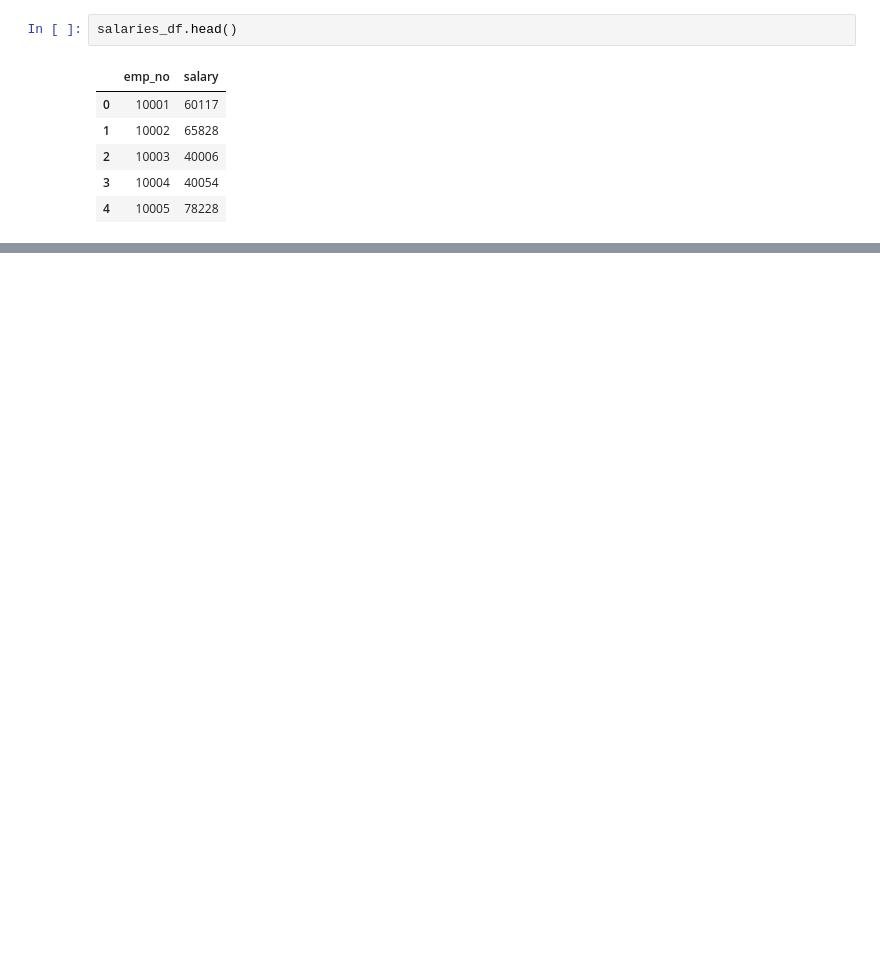
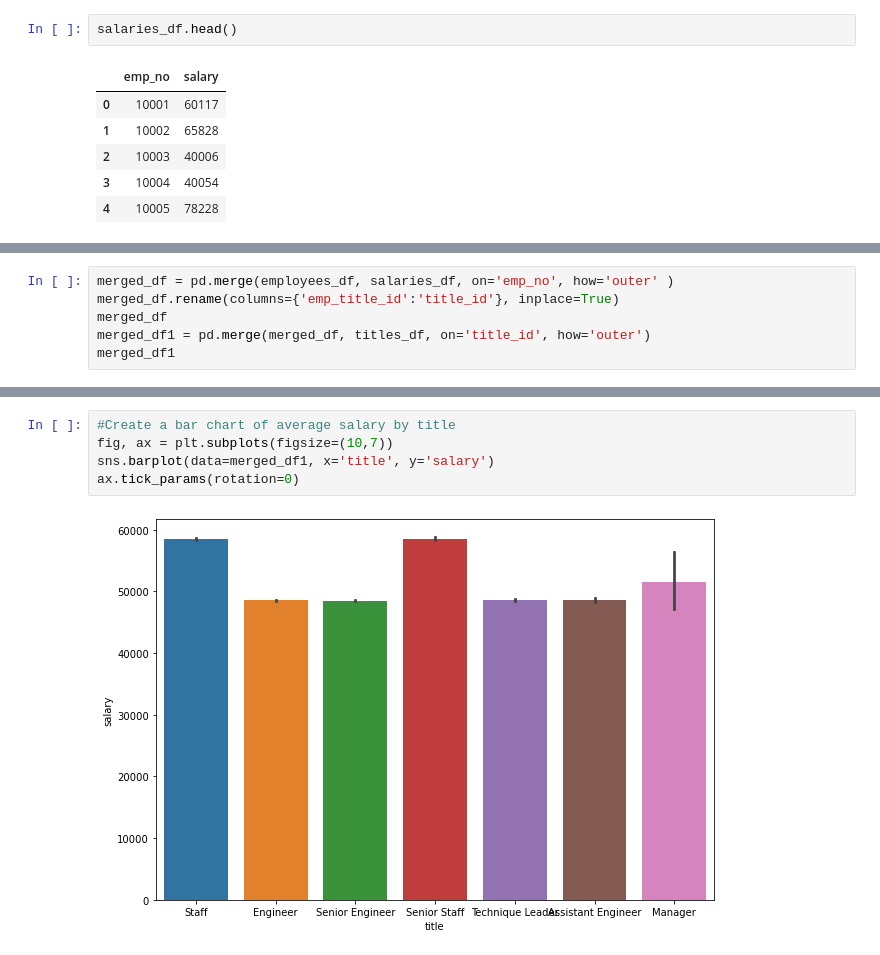
Before and after one commit to harikapeddi/Employee-Database---SQL, a Jupyter notebook: employee_database.ipynb, the cells around one changed output, grey strips where cells are left out. Cells and saved outputs as stored; diff of their text form; blank space fills up the shorter version.

```diff
--- a/employee_database.ipynb
+++ b/employee_database.ipynb
@@ -40,0 +65,6 @@ array([[<AxesSubplot:title={'center':'salary'}>]], dtype=object)
+# %%
+merged_df = pd.merge(employees_df, salaries_df, on='emp_no', how='outer' )
+merged_df.rename(columns={'emp_title_id':'title_id'}, inplace=True)
+merged_df
+merged_df1 = pd.merge(merged_df, titles_df, on='title_id', how='outer')
+merged_df1
@@ -40,0 +85,7 @@ array([[<AxesSubplot:title={'center':'salary'}>]], dtype=object)
+# %%
+#Create a bar chart of average salary by title
+fig, ax = plt.subplots(figsize=(10,7))
+sns.barplot(data=merged_df1, x='title', y='salary')
+ax.tick_params(rotation=0)
+# %% [output]
+[figure, added]
```
Also changed, not shown: parts of 12 cells of this notebook, 2 other files.
